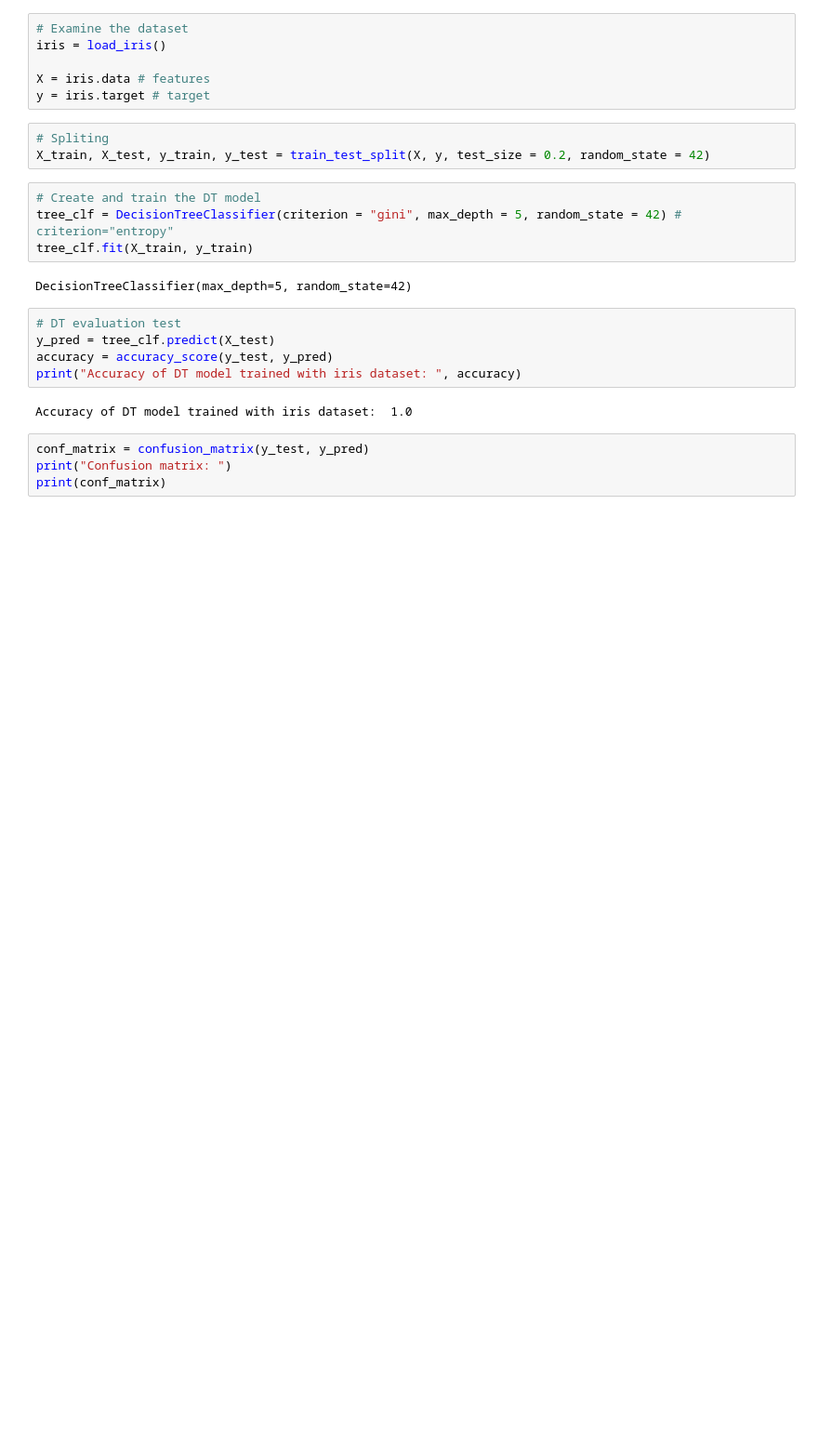
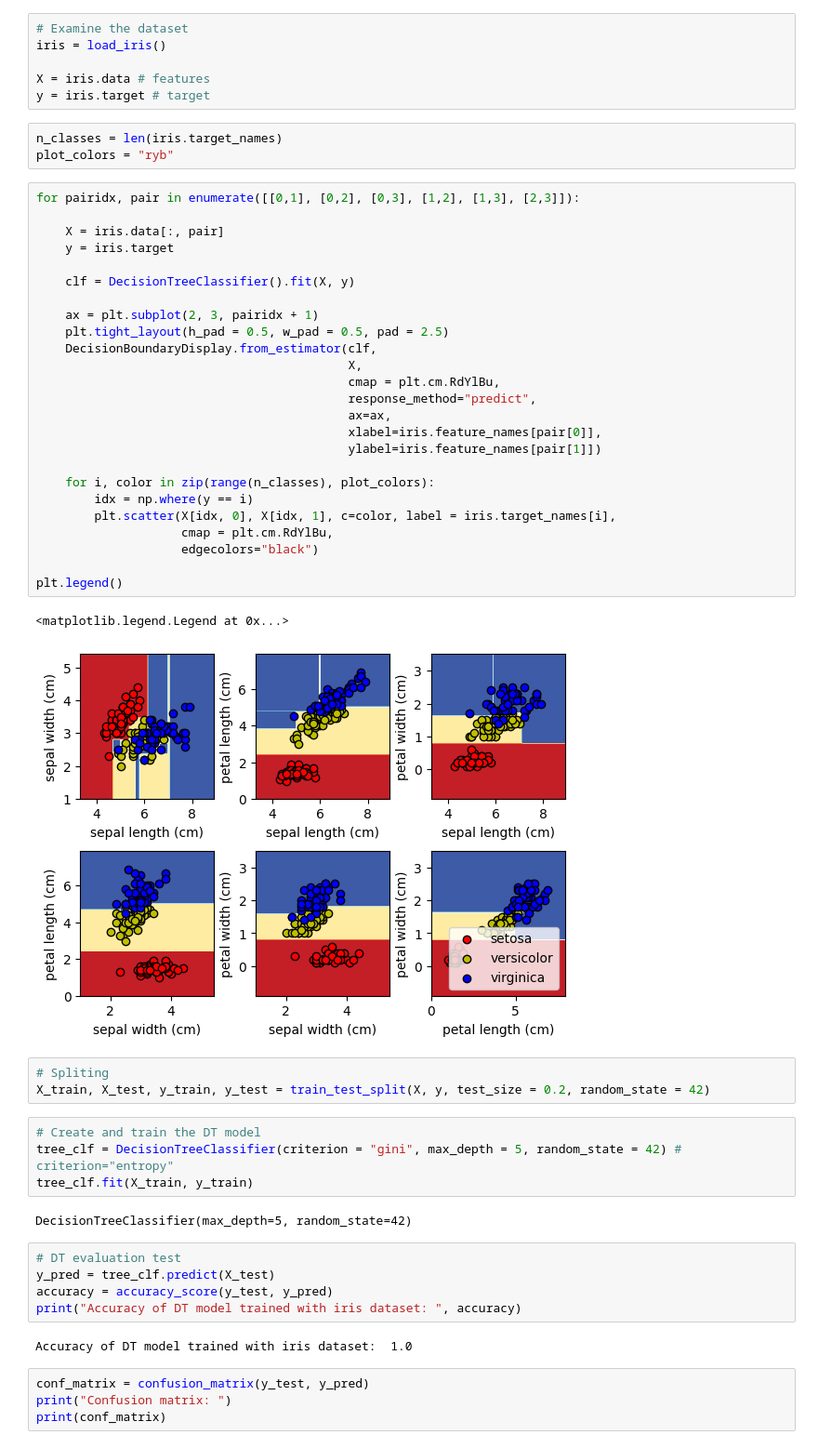
Before and after one commit to omeruncu/Sklearn-Dataset-Applications, a Jupyter notebook: Iris_Dataset_Desicion_Tree_Application.ipynb, the cells around one changed output. Shown: that part at 93% size. Cells and saved outputs as stored; diff of their text form; blank space fills up the shorter version.

```diff
--- a/Iris_Dataset_Desicion_Tree_Application.ipynb
+++ b/Iris_Dataset_Desicion_Tree_Application.ipynb
@@ -13,6 +18,37 @@ iris = load_iris()
 
 X = iris.data # features
 y = iris.target # target
+# %%
+n_classes = len(iris.target_names)
+plot_colors = "ryb"
+# %%
+for pairidx, pair in enumerate([[0,1], [0,2], [0,3], [1,2], [1,3], [2,3]]):
+
+    X = iris.data[:, pair]
+    y = iris.target
+
+    clf = DecisionTreeClassifier().fit(X, y)
+
+    ax = plt.subplot(2, 3, pairidx + 1)
+    plt.tight_layout(h_pad = 0.5, w_pad = 0.5, pad = 2.5)
+    DecisionBoundaryDisplay.from_estimator(clf,
+                                           X,
+                                           cmap = plt.cm.RdYlBu,
+                                           response_method="predict",
+                                           ax=ax,
+                                           xlabel=iris.feature_names[pair[0]],
+                                           ylabel=iris.feature_names[pair[1]])
+
+    for i, color in zip(range(n_classes), plot_colors):
+        idx = np.where(y == i)
+        plt.scatter(X[idx, 0], X[idx, 1], c=color, label = iris.target_names[i],
+                    cmap = plt.cm.RdYlBu,
+                    edgecolors="black")
+
+plt.legend()
+# %% [output]
+<matplotlib.legend.Legend at 0x...>
+[figure, added]
 # %%
 # Spliting
 X_train, X_test, y_train, y_test = train_test_split(X, y, test_size = 0.2, random_state = 42)
```
Also changed, not shown: parts of 3 cells of this notebook.
